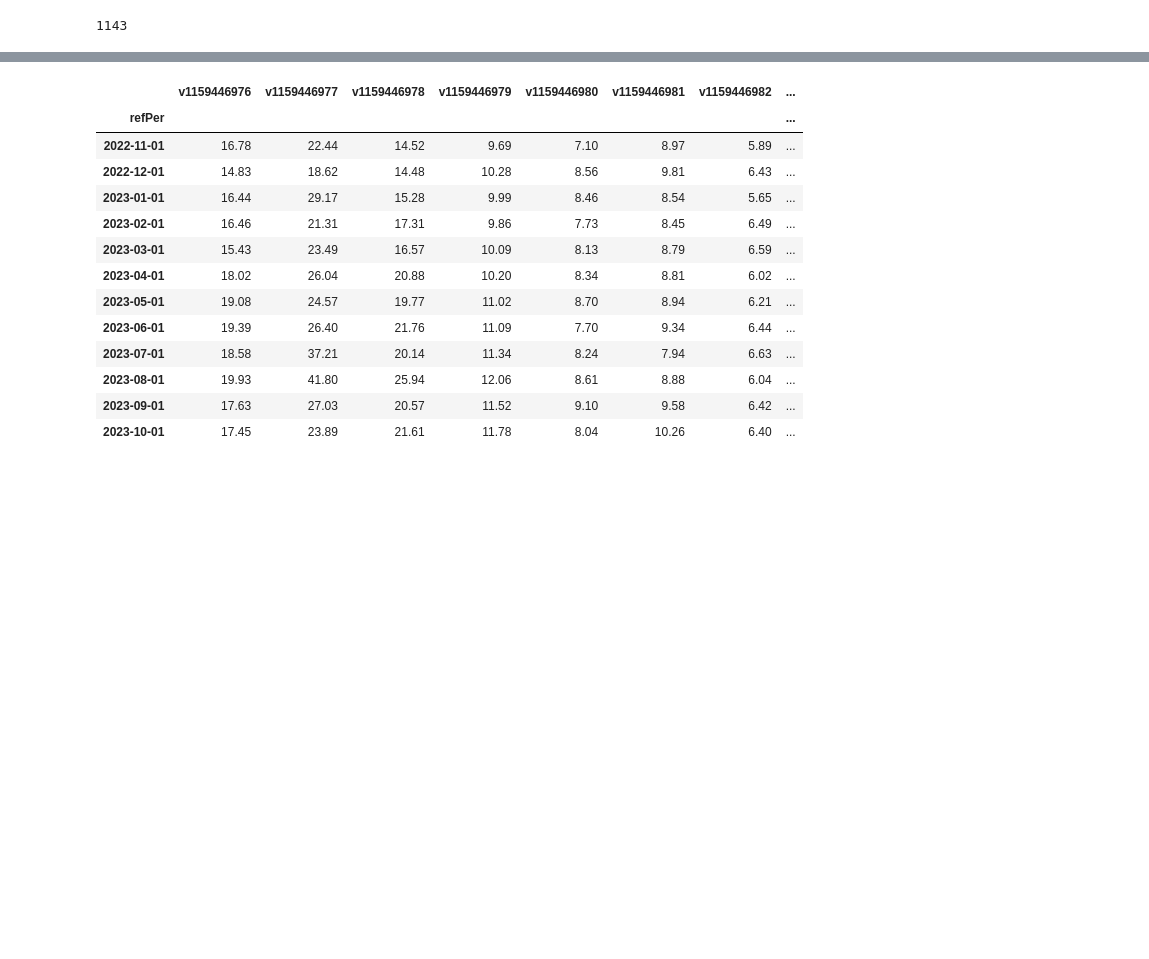
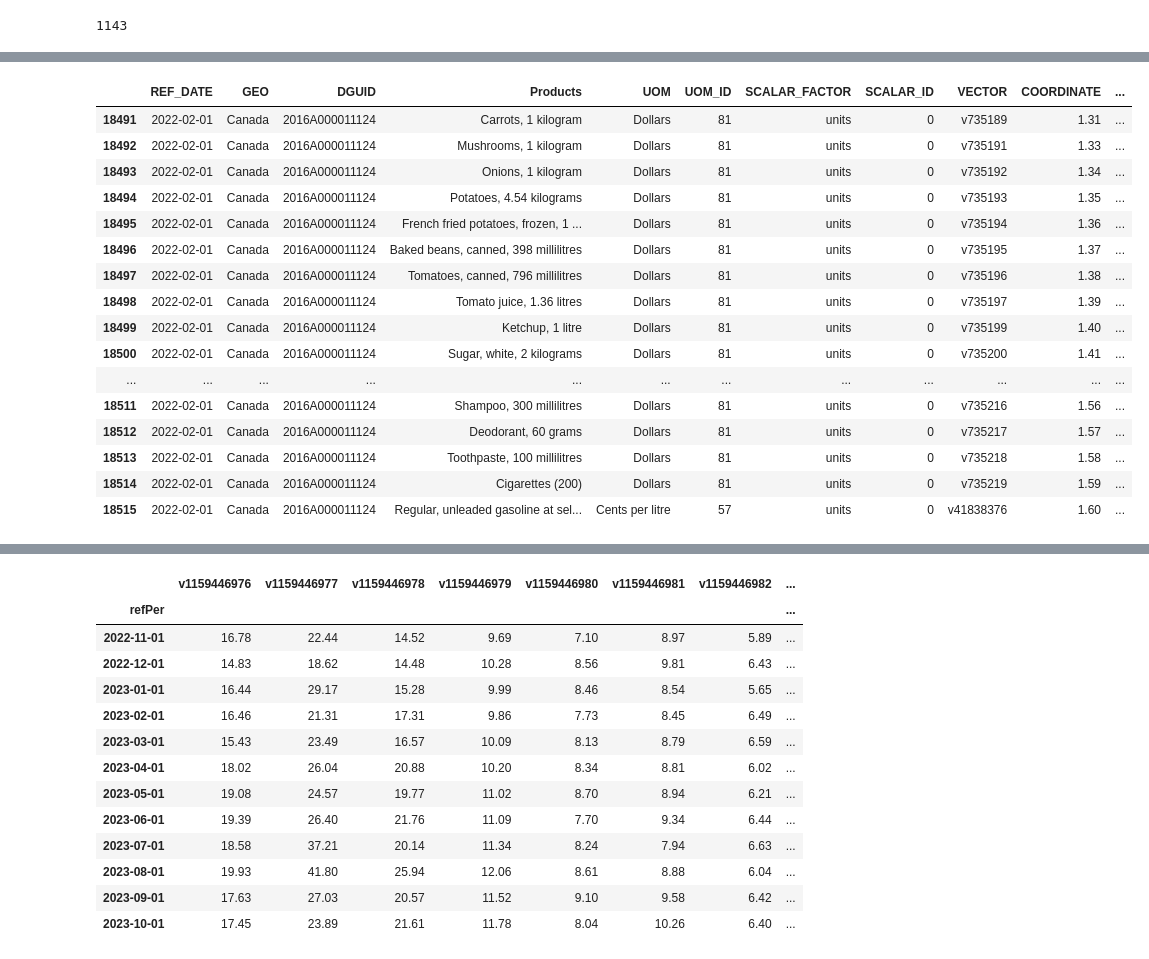
Before and after one commit to madiwiebe/ict-food-cost-planner-project, a Jupyter notebook: data_acquisition/api_tests.ipynb, the cells around one changed output, grey strips where cells are left out. Drawn from its saved outputs; the diff is of its cells as text; code cells hidden in the pictures; blank space fills up the shorter version.

```diff
--- a/data_acquisition/api_tests.ipynb
+++ b/data_acquisition/api_tests.ipynb
@@ -186,0 +189,20 @@ viddf = sc.vectors_to_df_remote(vector_list, periods=334)
+# %%
+national_MRA.tail(25)
+# %% [output]
+|  | REF_DATE | GEO | DGUID | Products | UOM | UOM_ID | SCALAR_FACTOR | SCALAR_ID | VECTOR | COORDINATE | ... |
+| 18491 | 2022-02-01 | Canada | 2016A000011124 | Carrots, 1 kilogram | Dollars | 81 | units | 0 | v735189 | 1.31 | ... |
+| 18492 | 2022-02-01 | Canada | 2016A000011124 | Mushrooms, 1 kilogram | Dollars | 81 | units | 0 | v735191 | 1.33 | ... |
+| 18493 | 2022-02-01 | Canada | 2016A000011124 | Onions, 1 kilogram | Dollars | 81 | units | 0 | v735192 | 1.34 | ... |
+| 18494 | 2022-02-01 | Canada | 2016A000011124 | Potatoes, 4.54 kilograms | Dollars | 81 | units | 0 | v735193 | 1.35 | ... |
+| 18495 | 2022-02-01 | Canada | 2016A000011124 | French fried potatoes, frozen, 1 ... | Dollars | 81 | units | 0 | v735194 | 1.36 | ... |
+| 18496 | 2022-02-01 | Canada | 2016A000011124 | Baked beans, canned, 398 millilitres | Dollars | 81 | units | 0 | v735195 | 1.37 | ... |
+| 18497 | 2022-02-01 | Canada | 2016A000011124 | Tomatoes, canned, 796 millilitres | Dollars | 81 | units | 0 | v735196 | 1.38 | ... |
+| 18498 | 2022-02-01 | Canada | 2016A000011124 | Tomato juice, 1.36 litres | Dollars | 81 | units | 0 | v735197 | 1.39 | ... |
+| 18499 | 2022-02-01 | Canada | 2016A000011124 | Ketchup, 1 litre | Dollars | 81 | units | 0 | v735199 | 1.40 | ... |
+| 18500 | 2022-02-01 | Canada | 2016A000011124 | Sugar, white, 2 kilograms | Dollars | 81 | units | 0 | v735200 | 1.41 | ... |
+| ... | ... | ... | ... | ... | ... | ... | ... | ... | ... | ... | ... |
+| 18511 | 2022-02-01 | Canada | 2016A000011124 | Shampoo, 300 millilitres | Dollars | 81 | units | 0 | v735216 | 1.56 | ... |
+| 18512 | 2022-02-01 | Canada | 2016A000011124 | Deodorant, 60 grams | Dollars | 81 | units | 0 | v735217 | 1.57 | ... |
+| 18513 | 2022-02-01 | Canada | 2016A000011124 | Toothpaste, 100 millilitres | Dollars | 81 | units | 0 | v735218 | 1.58 | ... |
+| 18514 | 2022-02-01 | Canada | 2016A000011124 | Cigarettes (200) | Dollars | 81 | units | 0 | v735219 | 1.59 | ... |
+| 18515 | 2022-02-01 | Canada | 2016A000011124 | Regular, unleaded gasoline at sel... | Cents per litre | 57 | units | 0 | v41838376 | 1.60 | ... |
```
Also changed, not shown: parts of 18 cells of this notebook.
